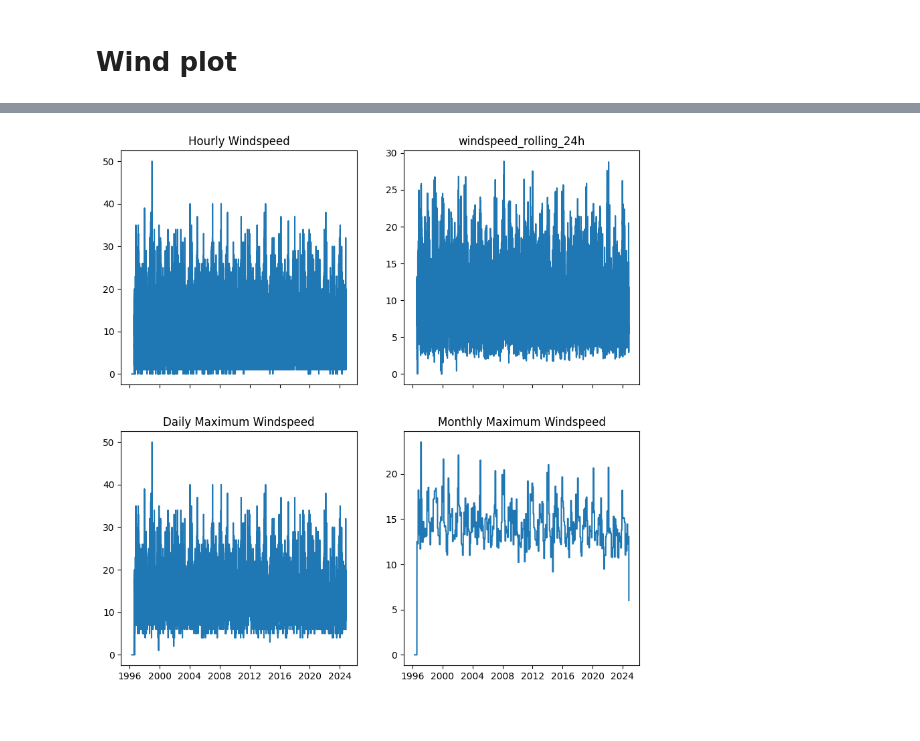
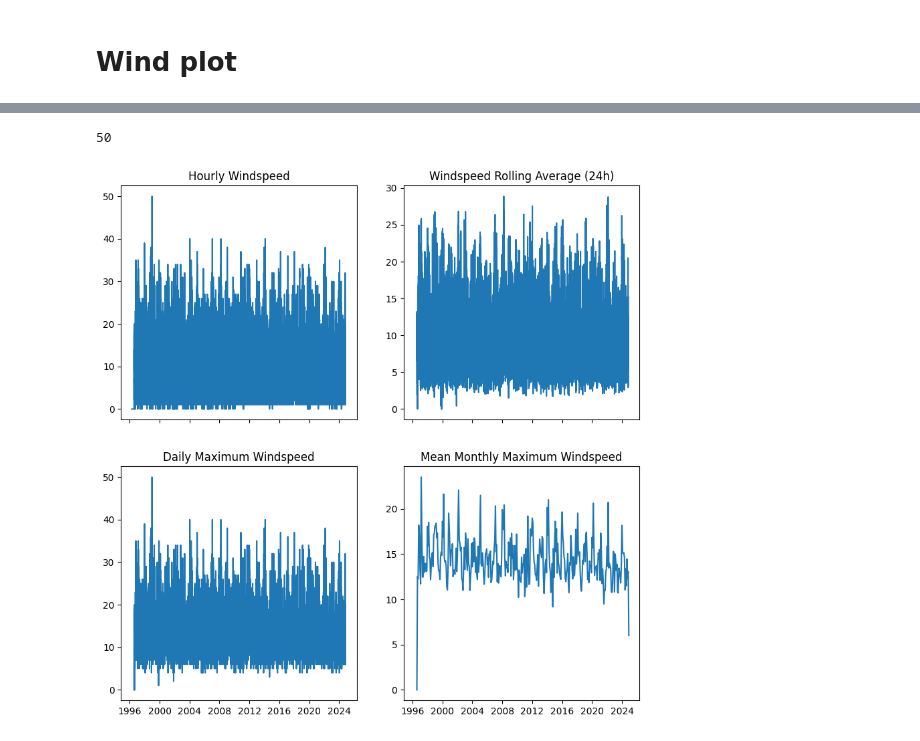
Before and after one commit to gfmg/PFDA, a Jupyter notebook: assignment/assignment_6_Weather.ipynb, the cells around one changed output, grey strips where cells are left out. Drawn from its saved outputs; the diff is of its cells as text; code cells hidden in the pictures.

```diff
--- a/assignment/assignment_6_Weather.ipynb
+++ b/assignment/assignment_6_Weather.ipynb
@@ -31,13 +29,10 @@ df['date'] = pd.to_datetime(df['date'])
 #df.head()
+# %%
+# Setting the TimeStamp as the index for calculations:
+df.set_index('timestamp', inplace=True)
 # %%
-df['Day']=df['date'].dt.strftime("%d")
-df['Month']=df['date'].dt.strftime("%m")
-df['Year']=df['date'].dt.strftime("%Y")
+#df['Day']=df['timestamp'].dt.strftime("%d")
+#df['Month']=df['timestamp'].dt.strftime("%m")
+#df['Year']=df['timestamp'].dt.strftime("%Y")
 # %% [markdown]
 # Temperature Data Plot
-# %%
-# Average temperature each day:
-# Average temperature per month
-#df.groupby(['Day', 'Month']).agg({'temp': 'mean'}).reset_index()
-df['Day_mean'] = df.groupby(['Day', 'Month','Year'])['temp'].transform('mean')
-df['Month_mean'] = df.groupby(['Year', 'Month'])['temp'].transform('mean')
@@ -93,32 +79,39 @@ Name: date, Length: 247674, dtype: datetime64[ns]
+# %%
+# Several NaN (a total of 50)
+df['wdsp'].isnull().sum()
+# %% [output]
+50
 # %%
-# Max Wid Speed
-df['Day_max_wdsp'] = df.groupby(['Day', 'Month','Year'])['wdsp'].transform('max')
+# Max Wind Speed
+#df['Day_max_wdsp'] = df.groupby(['Day', 'Month','Year'])['wdsp'].transform('max')
+wdsp_daily_max = df['wdsp'].resample('D').max() #Using resample based on the index (timestamp)
 
 #The monthly mean of the daily max windspeeds
-df['Mean_Month_max_wdsp'] = df.groupby(['Year', 'Month'])['Day_max_wdsp'].transform('mean')
+#df['Mean_Month_max_wdsp'] = df.groupby(['Year', 'Month'])['Day_max_wdsp'].transform('mean')
+wdsp_monthly_mean = wdsp_daily_max.resample('m').mean() #Using resample based on the index (timestamp)
 
 #Rolling average every 24 hours
 df['windspeed_rolling_24h'] = df['wdsp'].rolling(24).mean()
 # %%
 # Plotting
 fig, ((ax1, ax2), (ax3,ax4)) = plt.subplots(2, 2, figsize=(10, 10), sharex=True)
 
 # Daily windpseed data
-ax1.plot(df['date'], df['wdsp'], label='Hourly Windspeed')
+ax1.plot(df.index, df['wdsp'])
 ax1.set_title("Hourly Windspeed")
 
 # Rolling average of windspeed every 24 hours
-ax2.plot(df['date'], df['windspeed_rolling_24h'], label='Monthly Mean Temperature')
+ax2.plot(df.index, df['windspeed_rolling_24h'])
 ax2.set_title("Windspeed Rolling Average (24h)")
 
 # Daily maximum windspeed
-ax3.plot(df['date'], df['Day_max_wdsp'], label='Daily Maximum Windspeed')
+ax3.plot(wdsp_daily_max.index, wdsp_daily_max)
 ax3.set_title("Daily Maximum Windspeed")
 
 # Monthly mean of the daily max windspeeds
-ax4.plot(df['date'], df['Mean_Month_max_wdsp'], label='Daily Maximum Windspeed')
-ax4.set_title("Monthly Maximum Windspeed")
+ax4.plot(wdsp_monthly_mean.index, wdsp_monthly_mean)
+ax4.set_title("Mean Monthly Maximum Windspeed")
 
 plt.show()
 # %% [output]
-[figure, old version]
+[figure, new version]
```
Also changed, not shown: parts of 7 cells of this notebook, 3 other files.
